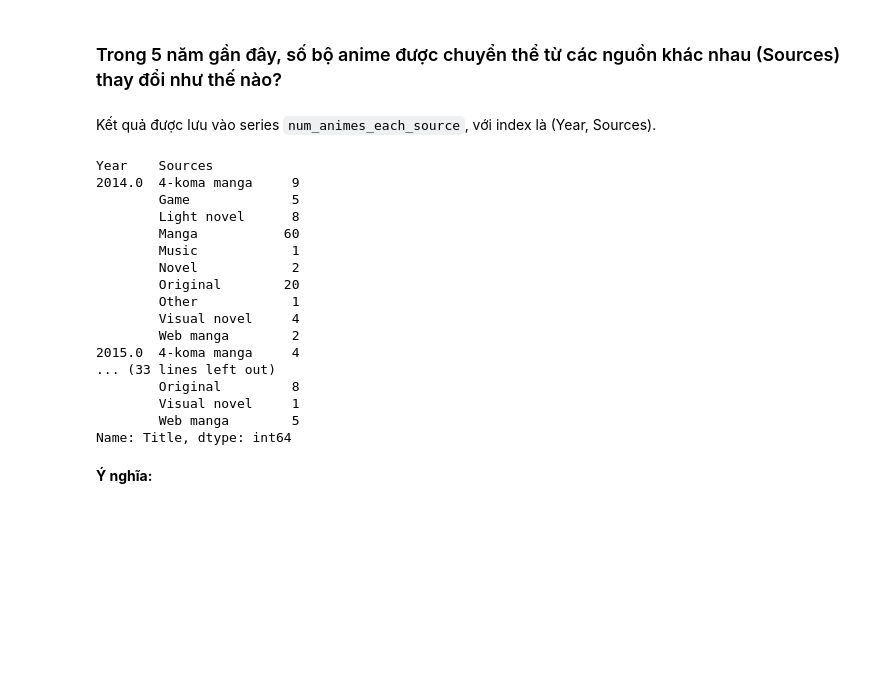
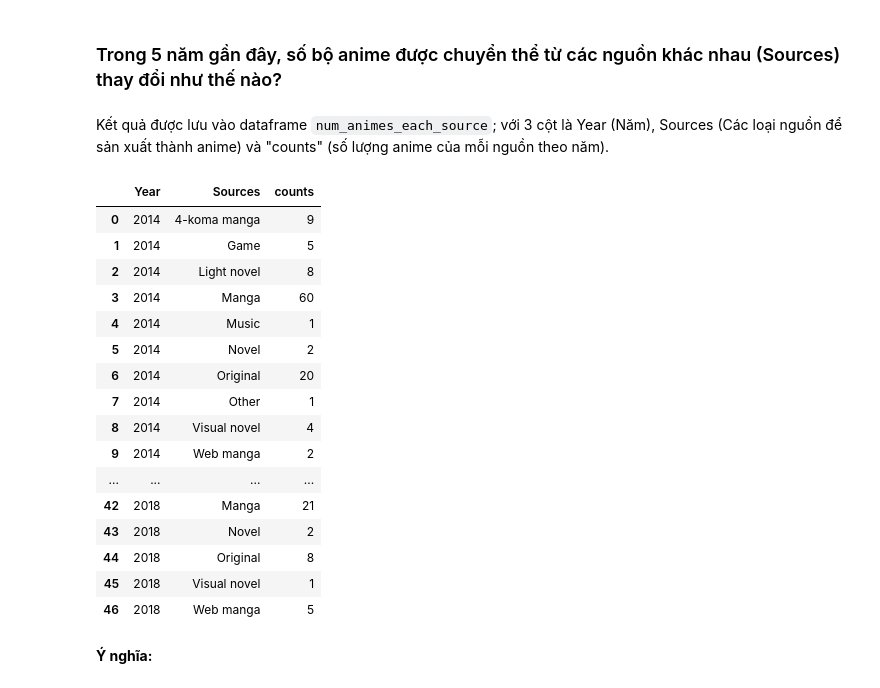
Before and after one commit to jekkyboy/LT-KHDL, a Jupyter notebook: 1712262-NguyenTruongAn.ipynb, the cells around one changed output. Saved outputs shown, nothing was run; the diff lists cells and outputs as text; code cells hidden in the pictures; blank space fills up the shorter version.

```diff
--- a/1712262-NguyenTruongAn.ipynb
+++ b/1712262-NguyenTruongAn.ipynb
@@ -360,29 +360,30 @@ Kết quả cho ta thấy những thể loại nào sẽ được sản xuất t
 # %% [markdown]
 ### Trong 5 năm gần đây, số bộ anime được chuyển thể từ các nguồn khác nhau (Sources) thay đổi như thế nào?
 # %% [markdown]
-Kết quả được lưu vào series `num_animes_each_source`, với index là (Year, Sources).
+Kết quả được lưu vào dataframe `num_animes_each_source`; với 3 cột là Year (Năm), Sources (Các loại nguồn để sản xuất thành anime) và "counts" (số lượng anime của mỗi nguồn theo năm).
 # %%
 five_recent_years = anime_df[anime_df.Year > anime_df.Year.max()-5]
-num_animes_each_source = five_recent_years.groupby(["Year","Sources"])["Title"].agg("count")
+num_animes_each_source = five_recent_years.groupby(["Year","Sources"])["Title"].agg("count").reset_index(name='counts')
+num_animes_each_source.Year=num_animes_each_source.Year.astype(int)
 num_animes_each_source
 # %% [output]
-Year    Sources
-2014.0  4-koma manga     9
-        Game             5
-        Light novel      8
-        Manga           60
-        Music            1
-        Novel            2
-        Original        20
-        Other            1
-        Visual novel     4
-        Web manga        2
-2015.0  4-koma manga     4
-... (33 lines left out)
-        Original         8
-        Visual novel     1
-        Web manga        5
-Name: Title, dtype: int64
+|  | Year | Sources | counts |
+| 0 | 2014 | 4-koma manga | 9 |
+| 1 | 2014 | Game | 5 |
+| 2 | 2014 | Light novel | 8 |
+| 3 | 2014 | Manga | 60 |
+| 4 | 2014 | Music | 1 |
+| 5 | 2014 | Novel | 2 |
+| 6 | 2014 | Original | 20 |
+| 7 | 2014 | Other | 1 |
+| 8 | 2014 | Visual novel | 4 |
+| 9 | 2014 | Web manga | 2 |
+| ... | ... | ... | ... |
+| 42 | 2018 | Manga | 21 |
+| 43 | 2018 | Novel | 2 |
+| 44 | 2018 | Original | 8 |
+| 45 | 2018 | Visual novel | 1 |
+| 46 | 2018 | Web manga | 5 |
 # %% [markdown]
 **Ý nghĩa:**
 # %% [markdown]
```
